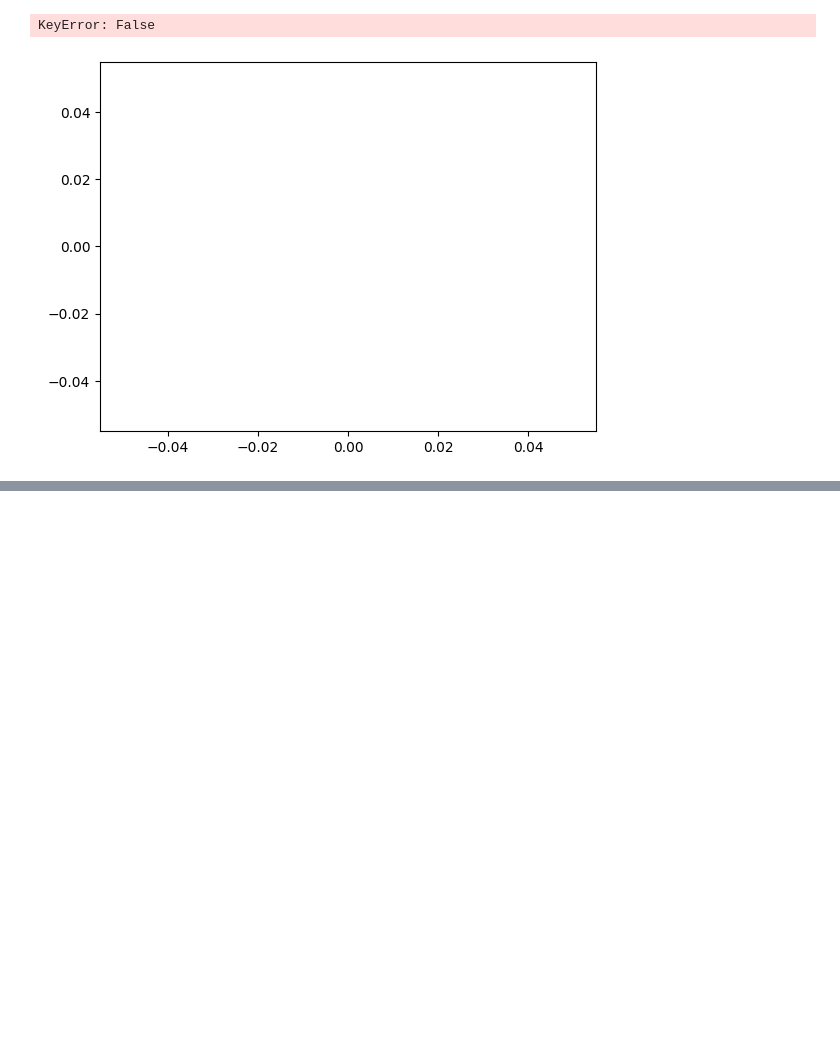
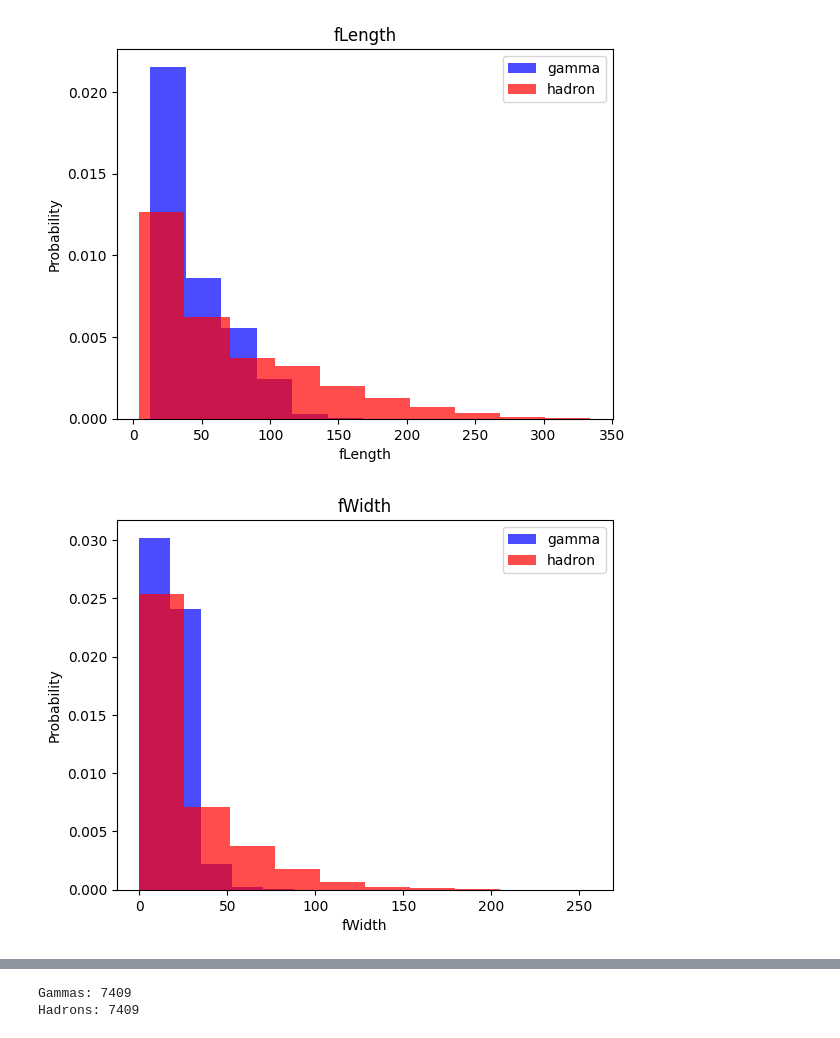
Before and after one commit to ayushsingh-ayushsingh/learn-ml, a Jupyter notebook: main.ipynb, the cells around one changed output, grey strips where cells are left out. Cells and saved outputs as stored; diff of their text form; code cells hidden in the pictures; blank space fills up the shorter version.

```diff
--- a/main.ipynb
+++ b/main.ipynb
@@ -31,8 +56,14 @@ df.head()
 # %%
 for label in cols[:-1]:
-    plt.hist(df[df["class"]==1][label], color="blue", label="gamma", alpha=0.7, density=True)
-    plt.hist(df[df["class"]==1][label], color="blue", label="gamma", alpha=0.7, density=True)
+    plt.hist(df[df["class"] == 1][label], bins=10, color="blue",
+             label="gamma", alpha=0.7, density=True)
+    plt.hist(df[df["class"] == 0][label], bins=10, color="red",
+             label="hadron", alpha=0.7, density=True)
     plt.title(label)
+    plt.ylabel("Probability")
+    plt.xlabel(label)
+    plt.legend()
+    plt.show()
 # %% [output]
-KeyError: False
-[figure, old version]
+[figure, new version]
+[figure, added]
@@ -38,0 +104,9 @@ KeyError: False
+# %%
+gamma_count = sum(y_train == 1)
+hadron_count = sum(y_train == 0)
+
+print("Gammas:", gamma_count)
+print("Hadrons:", hadron_count)
+# %% [output]
+Gammas: 7409
+Hadrons: 7409
```
Also changed, not shown: parts of 11 cells of this notebook, 4 other files.
